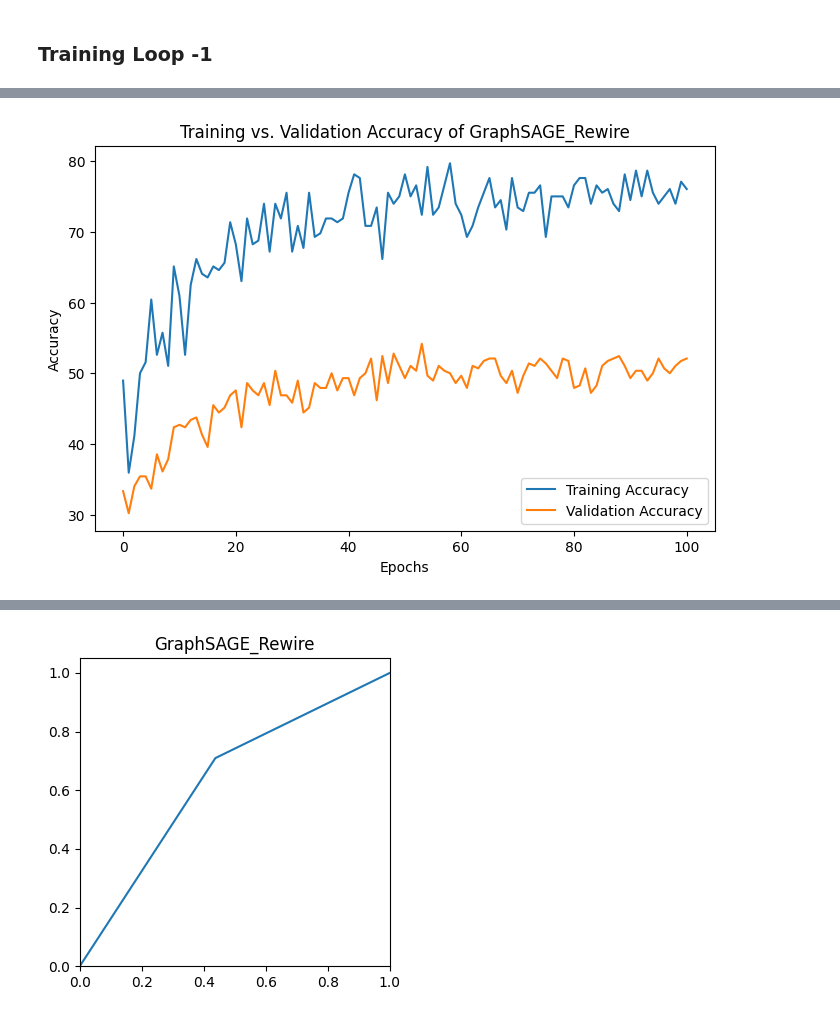
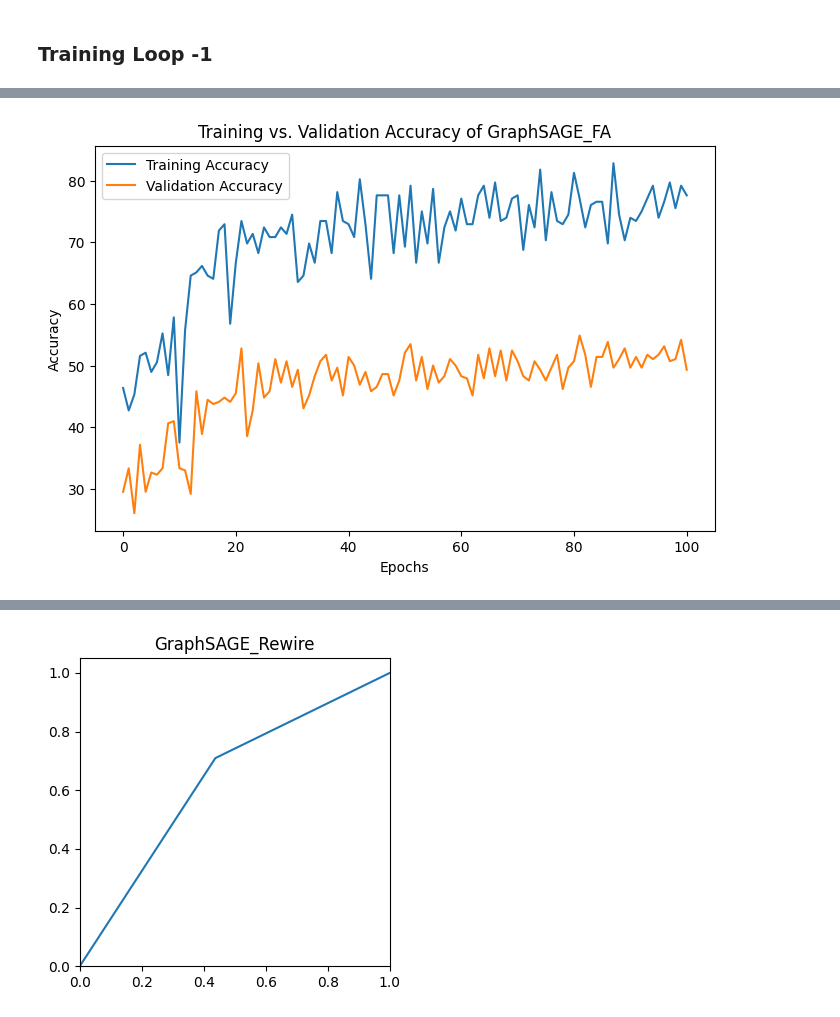
Before and after one commit to AmazingK2k3/Over_Squashing_GNNs, a Jupyter notebook: MUTAG_GraphSAGE.ipynb, the cells around one changed output, grey strips where cells are left out. Cells and saved outputs as stored; diff of their text form; code cells hidden in the pictures.

```diff
--- a/MUTAG_GraphSAGE.ipynb
+++ b/MUTAG_GraphSAGE.ipynb
@@ -356,7 +356,7 @@ def rewire_combined(data):
                 if node_u != node_v and not g6.has_edge(node_u, node_v):
                     g6.add_edge(node_u, node_v)
 
-        adj_matrix = nx.adjacency_matrix(G).toarray()
+        adj_matrix = nx.adjacency_matrix(g6).toarray()
         # function should return the edge_index
 
         edge_index = torch.tensor(adj_matrix, dtype=torch.long)
@@ -492,7 +492,7 @@ class GraphSAGE_FA(torch.nn.Module):
         h3 = self.sage3(h,full_edge_index) # 64 * 32
         h3 = self.batch_norm3(h3)
         h = F.elu(h3)
-        h = global_mean_pool(h, batch) # 32 * 32
+        h = global_max_pool(h, batch) # 32 * 32
        # h = F.dropout(h, p=0.5, training=self.training)
         x = self.lin(h) # 32 * 1
         return torch.sigmoid(x)
@@ -801,12 +801,12 @@ import torch.nn as nn
 
 batch_size = 32
 train_loader, val_loader, test_loader = loader(mutag, batch_size = batch_size)
-sage  = GraphSAGE_Rewire(dim_h = 128).to(device)
+sage  = GraphSAGE_FA(dim_h = 128).to(device)
 model = sage
 #model, train_acc, val_acc, epochs = train_1(model, train_loader, lr = 0.0001, epochs = 100, i = 1)
-model, train_acc, val_acc, epochs = train_1(model, train_loader, lr = 0.0001, epochs = 100, i = 1, rewired_edge_index=edge_index3)
+model, train_acc, val_acc, epochs = train_1(model, train_loader, lr = 0.0001, epochs = 100, i = 1, rewired_edge_index=None)
 #test_loss, test_acc = test(model, test_loader)
-test_loss, test_acc = test(model, test_loader, rewired_edge_index= edge_index3)
+test_loss, test_acc = test(model, test_loader, rewired_edge_index= None)
 
 
 
@@ -833 +833 @@ Epoch 100 | Train Loss: 0.57 | Train Acc: 76.04% | Val Loss: 0.39 | Val Acc: 52.
-[figure, old version]
+[figure, new version]
```
Also changed, not shown: parts of 3 cells of this notebook, 12 other files.
